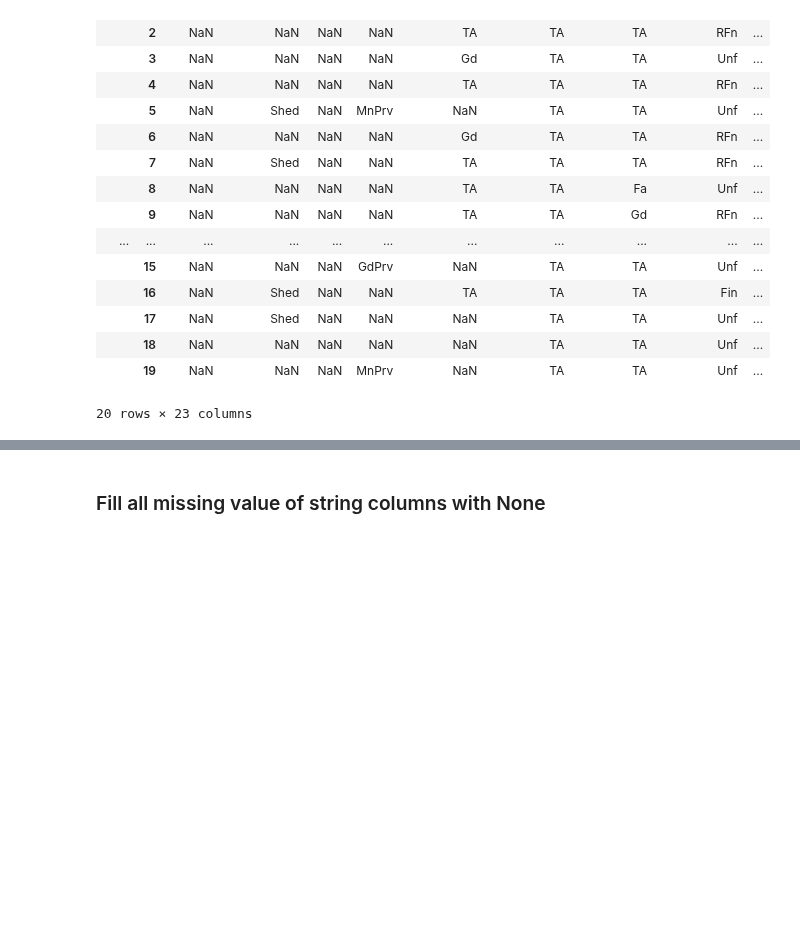
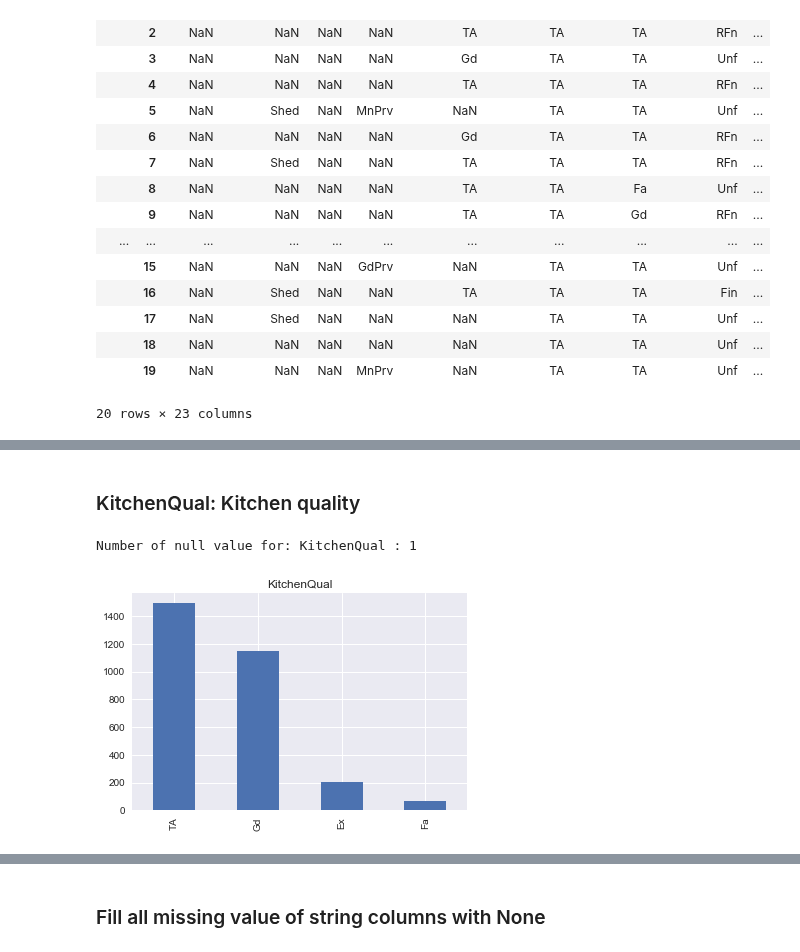
Before and after one commit to latuannetnam/kaggle, a Jupyter notebook: House Prices/House price analysis - version 4.ipynb, the cells around one changed output, grey strips where cells are left out. Saved outputs shown, nothing was run; the diff lists cells and outputs as text; code cells hidden in the pictures; blank space fills up the shorter version.

Commit message:
Fill null for special columns

```diff
--- a/House Prices/House price analysis - version 4.ipynb
+++ b/House Prices/House price analysis - version 4.ipynb
@@ -126,0 +153,6 @@ object_data.head(20)
+# %%
+# Filling special value of PoolQC
+data.loc[data['Id'] == 2421, col] = 'Ex'
+data.loc[data['Id'] == 2504, col] = 'Ex'
+data.loc[data['Id'] == 2600, col] = 'Fa'
+data.loc[data['Id'] == 2600, col]
@@ -126,0 +172,4 @@ object_data.head(20)
+# %%
+# Check GarageYrBlt & YearBuilt
+col = 'GarageYrBlt'
+print("Number of same YearBuild=", col, ":", len(data[data[col] == data['YearBuilt']]))
@@ -126,0 +178,4 @@ object_data.head(20)
+# %%
+# Update GarageYrBlt = YearBuilt
+data.loc[data[col].isnull(), col] = data.loc[data[col].isnull(),'YearBuilt']
+data[['Id', col,'YearBuilt']].loc[data['Id'] == 40]
@@ -126,0 +187,9 @@ object_data.head(20)
+# %%
+cols = ['GarageArea', 'GarageCars', 'GarageQual', 'GarageFinish', 'GarageCond', 'GarageType']
+for col in cols:
+    print(col,":", data[col].dtype)
+    if data[col].dtype == 'object':
+        data[col] = 'None'
+    else:
+        data[col] = 0
+data[cols].head(10)
@@ -126,0 +214,11 @@ object_data.head(20)
+# %% [markdown]
+### KitchenQual: Kitchen quality
+# %%
+col = 'KitchenQual'
+null_data = data[data[col].isnull()]
+print("Number of null value for:", col, ":", len(null_data))
+data[col].value_counts().plot(kind='bar', subplots=True)
+data.loc[data[col].isnull(), col] = 'TA'
+# %% [output]
+Number of null value for: KitchenQual : 1
+[figure, added]
```
Also changed, not shown: parts of 16 cells of this notebook, 2 other files.
